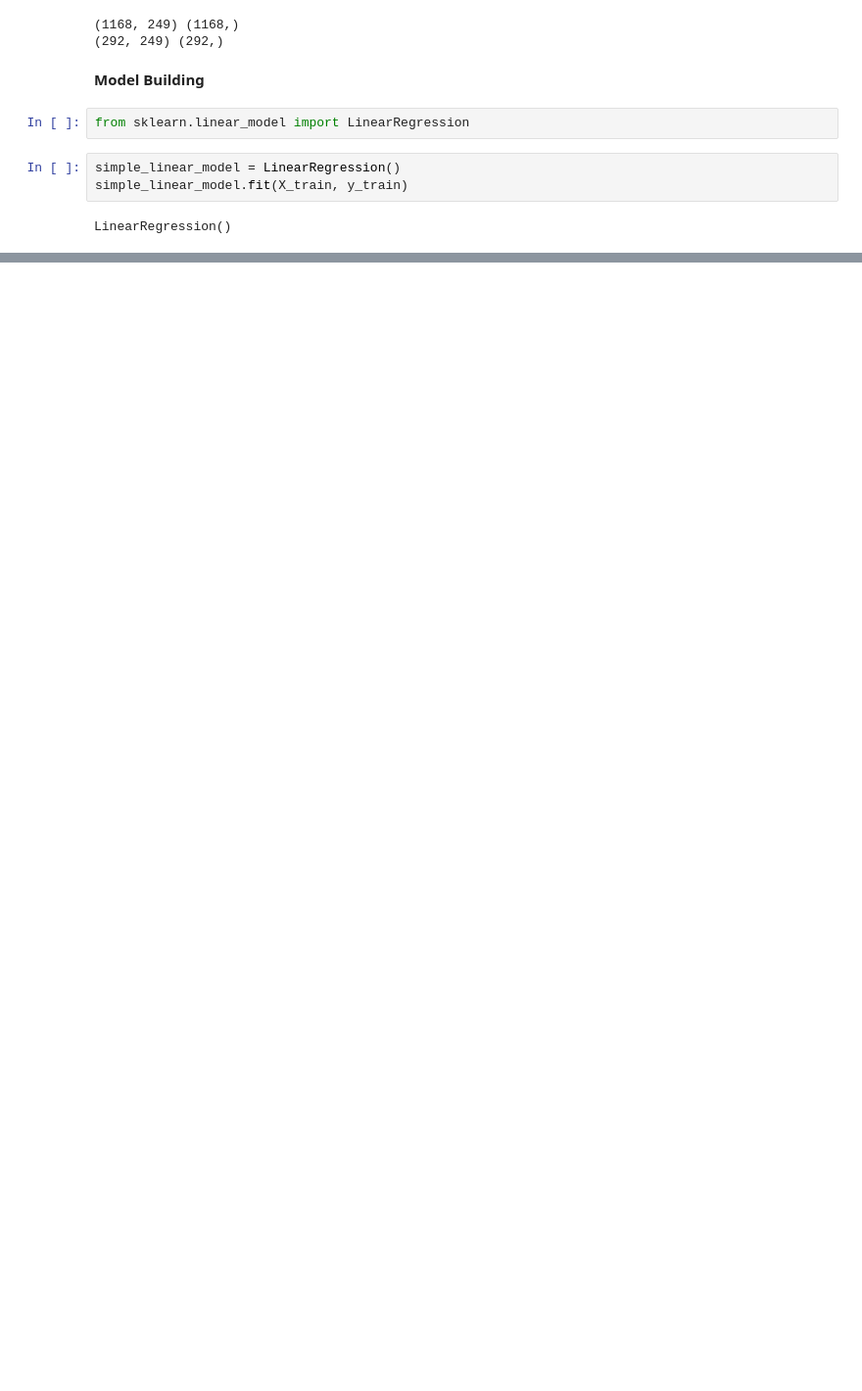
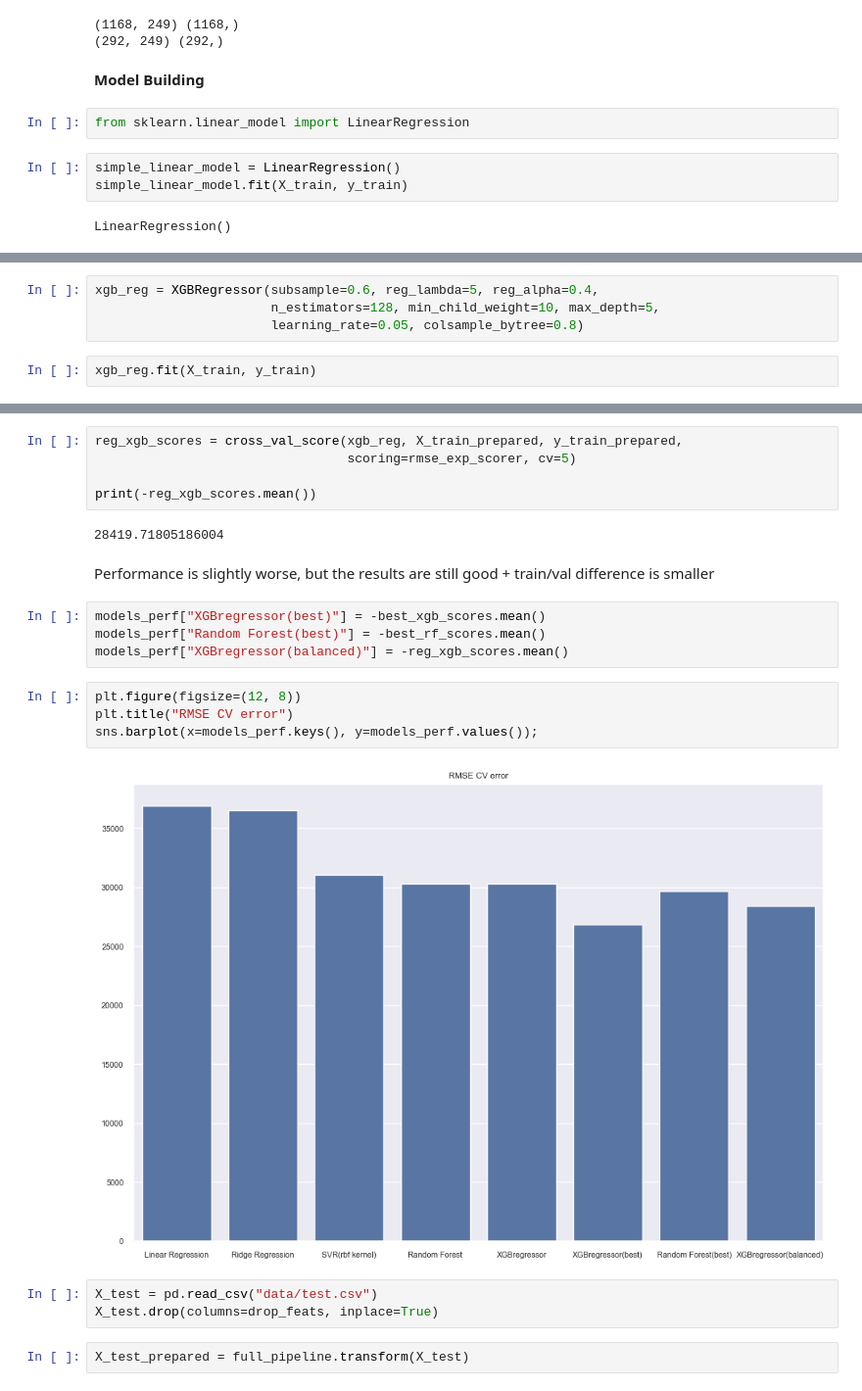
Before and after one commit to Cheslaff/HandsOnML, a Jupyter notebook: Practice/House Price Prediction/main.ipynb, the cells around one changed output, grey strips where cells are left out. Shown at 98% size. Saved outputs shown, nothing was run; the diff lists cells and outputs as text; blank space fills up the shorter version.

```diff
--- a/Practice/House Price Prediction/main.ipynb
+++ b/Practice/House Price Prediction/main.ipynb
@@ -346,0 +607,6 @@ Simple Linear Regression error: 32569.594008918524
+# %%
+xgb_reg = XGBRegressor(subsample=0.6, reg_lambda=5, reg_alpha=0.4,
+                       n_estimators=128, min_child_weight=10, max_depth=5,
+                       learning_rate=0.05, colsample_bytree=0.8)
+# %%
+xgb_reg.fit(X_train, y_train)
@@ -346,0 +632,24 @@ Simple Linear Regression error: 32569.594008918524
+# %%
+reg_xgb_scores = cross_val_score(xgb_reg, X_train_prepared, y_train_prepared,
+                                 scoring=rmse_exp_scorer, cv=5)
+
+print(-reg_xgb_scores.mean())
+# %% [output]
+28419.71805186004
+# %% [markdown]
+Performance is slightly worse, but the results are still good + train/val difference is smaller
+# %%
+models_perf["XGBregressor(best)"] = -best_xgb_scores.mean()
+models_perf["Random Forest(best)"] = -best_rf_scores.mean()
+models_perf["XGBregressor(balanced)"] = -reg_xgb_scores.mean()
+# %%
+plt.figure(figsize=(12, 8))
+plt.title("RMSE CV error")
+sns.barplot(x=models_perf.keys(), y=models_perf.values());
+# %% [output]
+[figure, added]
+# %%
+X_test = pd.read_csv("data/test.csv")
+X_test.drop(columns=drop_feats, inplace=True)
+# %%
+X_test_prepared = full_pipeline.transform(X_test)
```
Also changed, not shown: parts of 54 cells of this notebook.
